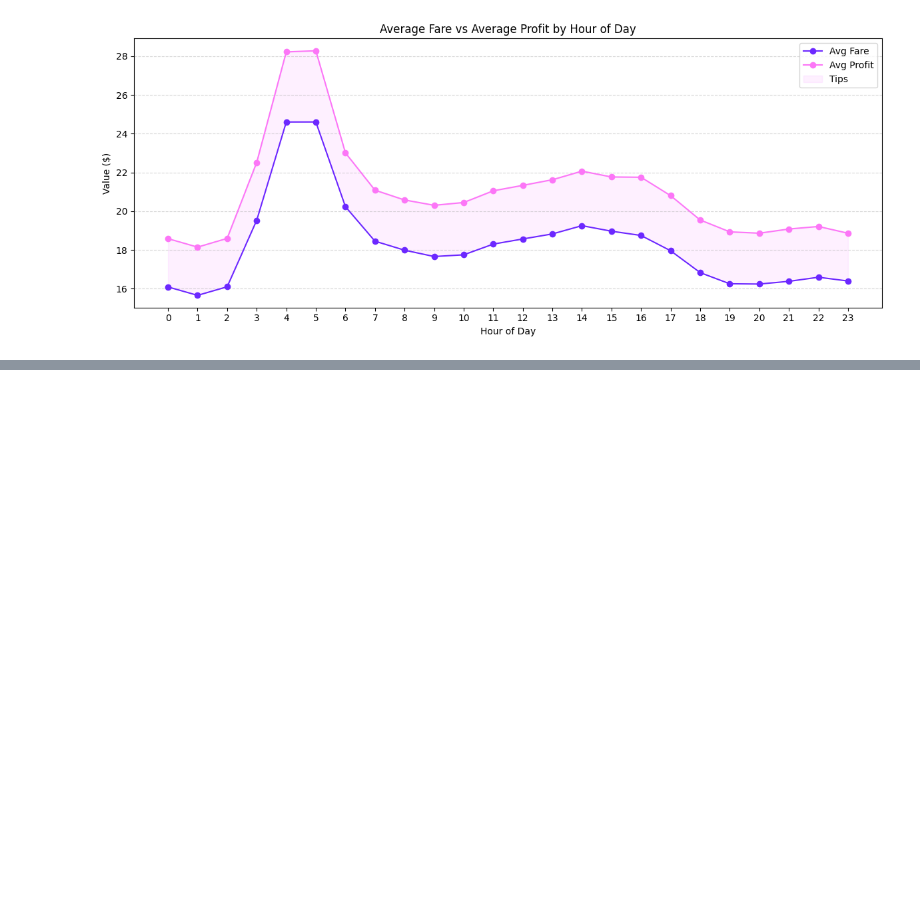
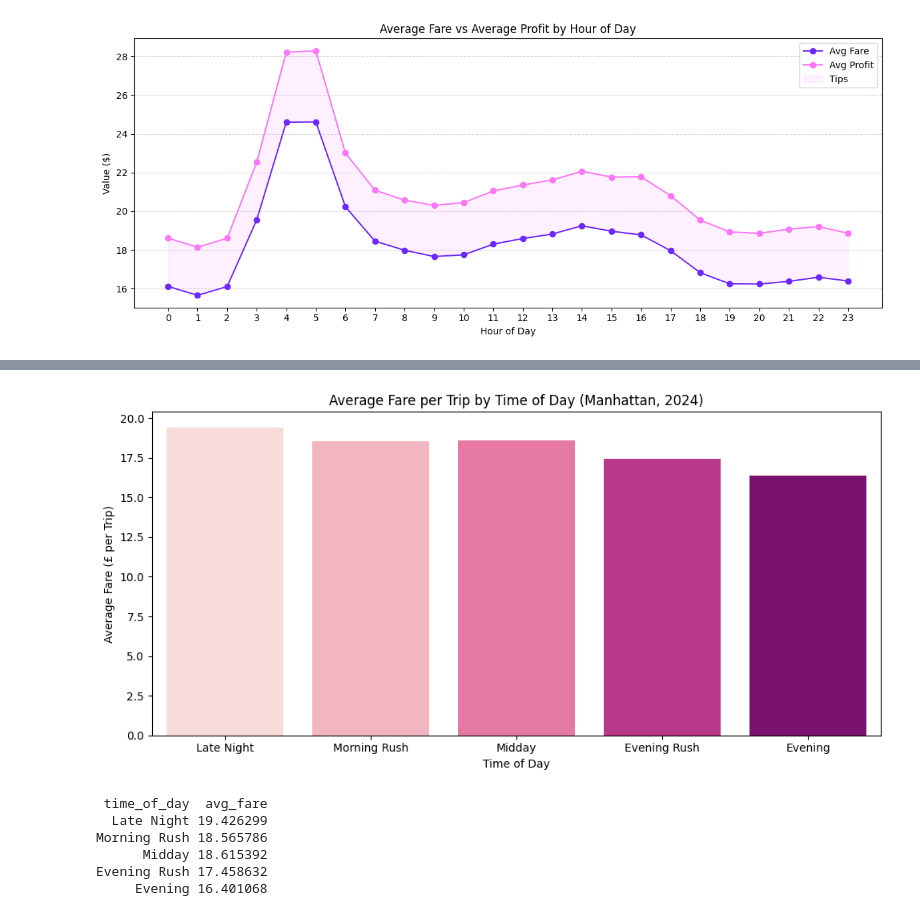
Before and after one commit to emma123456789102/Machine-Learning-Taxi-, a Jupyter notebook: models/expected_revenue/EDA_lucy.ipynb, the cells around one changed output, grey strips where cells are left out. Cells and saved outputs as stored; diff of their text form; code cells hidden in the pictures; blank space fills up the shorter version.

```diff
--- a/models/expected_revenue/EDA_lucy.ipynb
+++ b/models/expected_revenue/EDA_lucy.ipynb
@@ -414,0 +661,54 @@ plt.show()
+# %%
+# Optional: time of day label (useful for report visualisations)
+def get_time_of_day(hour):
+    if 0 <= hour < 6:
+        return "Late Night"
+    elif 6 <= hour < 10:
+        return "Morning Rush"
+    elif 10 <= hour < 16:
+        return "Midday"
+    elif 16 <= hour < 20:
+        return "Evening Rush"
+    else:
+        return "Evening"
+
+hourly["time_of_day"] = hourly["hour"].apply(get_time_of_day)
+# %%
+# Average fare per zone grouped by time of day
+# This shows how pricing varies across different periods
+
+time_of_day_fare = hourly.groupby("time_of_day")["avg_fare"].mean().reset_index()
+
+# Define order for logical display
+time_order = ["Late Night", "Morning Rush", "Midday", "Evening Rush", "Evening"]
+time_of_day_fare["time_of_day"] = pd.Categorical(
+    time_of_day_fare["time_of_day"], categories=time_order, ordered=True
+)
+time_of_day_fare = time_of_day_fare.sort_values("time_of_day")
+
+plt.figure(figsize=(10, 5))
+sns.barplot(
+    data=time_of_day_fare,
+    x="time_of_day",
+    y="avg_fare",
+    hue="time_of_day",
+    palette="RdPu",
+    legend=False
+)
+
+plt.title("Average Fare per Trip by Time of Day (Manhattan, 2024)")
+plt.xlabel("Time of Day")
+plt.ylabel("Average Fare (£ per Trip)")
+
+plt.tight_layout()
+plt.show()
+
+print(time_of_day_fare.to_string(index=False))
+# %% [output]
+[figure, added]
+ time_of_day  avg_fare
+  Late Night 19.426299
+Morning Rush 18.565786
+      Midday 18.615392
+Evening Rush 17.458632
+     Evening 16.401068
```
Also changed, not shown: parts of 28 cells of this notebook.
